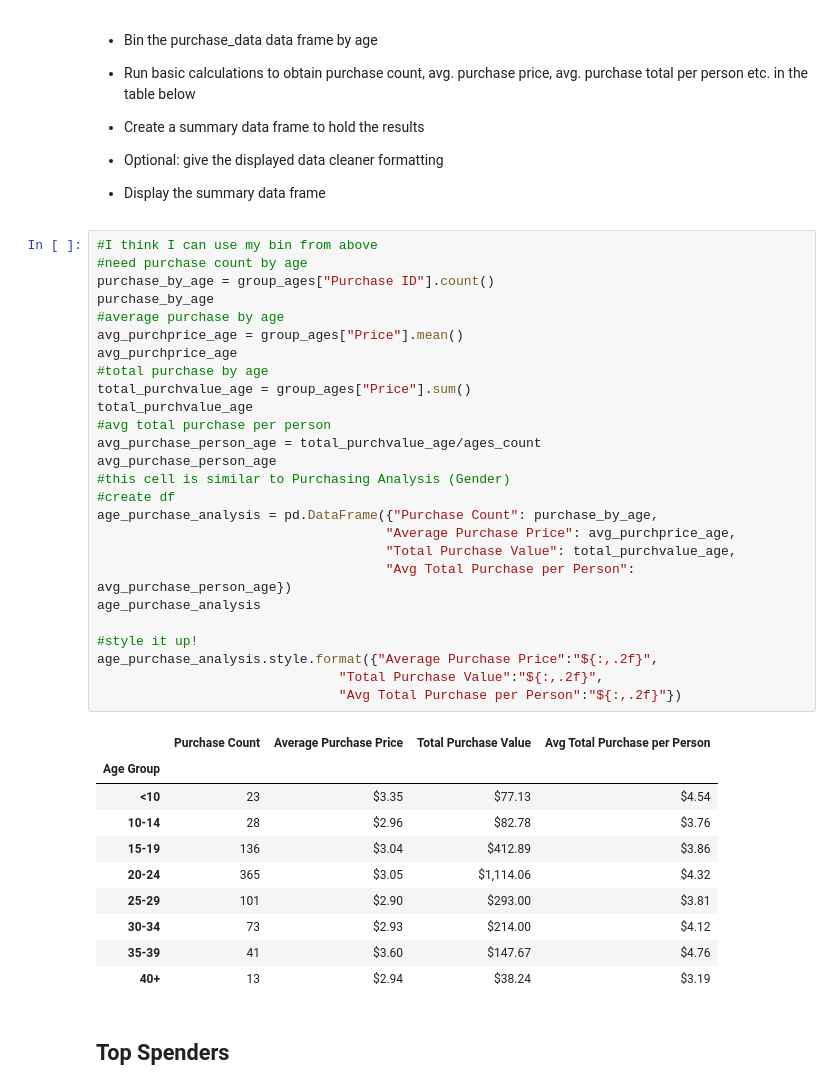
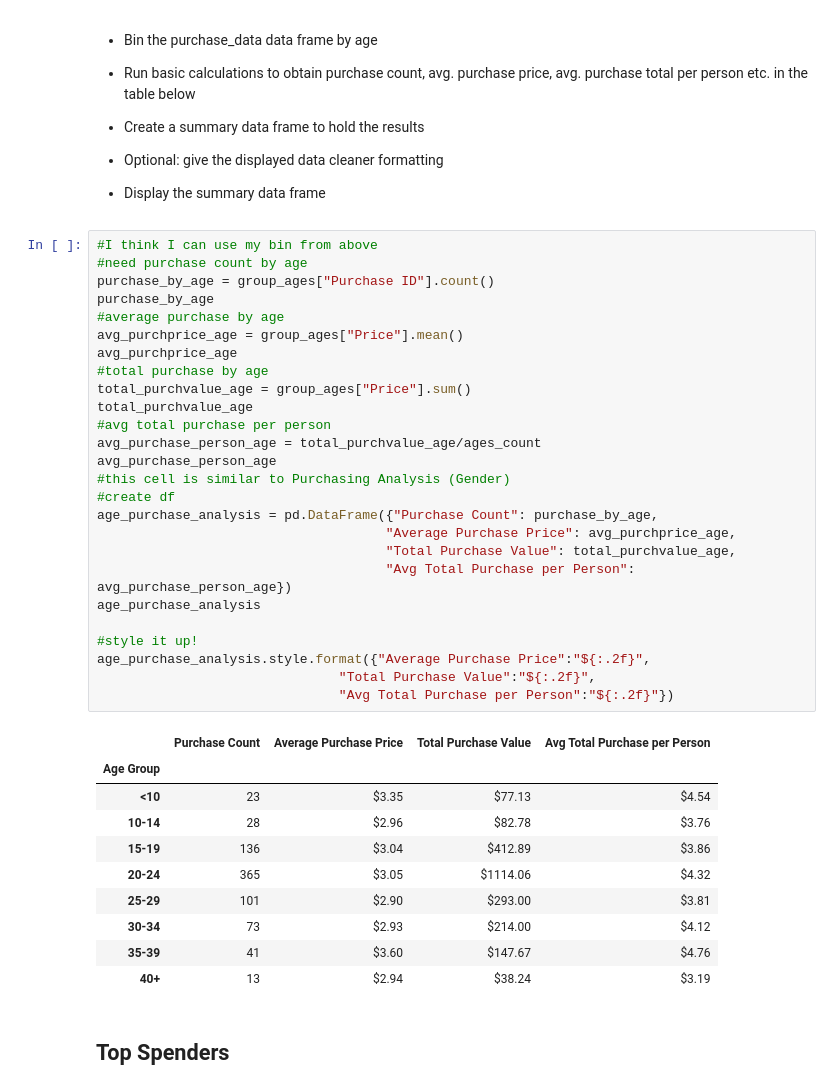
Before and after one commit to KenSikes/pandas-challenge, a Jupyter notebook: HeroesOfPymoli/HeroesOfPymoli.ipynb, the cells around one changed output. Cells and saved outputs as stored; diff of their text form.

Commit message:
added some slight changes to format

```diff
--- a/HeroesOfPymoli/HeroesOfPymoli.ipynb
+++ b/HeroesOfPymoli/HeroesOfPymoli.ipynb
@@ -229,36 +229,36 @@ age_analysis.style.format({"Percentage of Players":"{:,.2f}"})
 # %%
 #I think I can use my bin from above
 #need purchase count by age
 purchase_by_age = group_ages["Purchase ID"].count()
 purchase_by_age
 #average purchase by age
 avg_purchprice_age = group_ages["Price"].mean()
 avg_purchprice_age
 #total purchase by age
 total_purchvalue_age = group_ages["Price"].sum()
 total_purchvalue_age
 #avg total purchase per person
 avg_purchase_person_age = total_purchvalue_age/ages_count
 avg_purchase_person_age
 #this cell is similar to Purchasing Analysis (Gender)
 #create df
 age_purchase_analysis = pd.DataFrame({"Purchase Count": purchase_by_age,
                                      "Average Purchase Price": avg_purchprice_age,
                                      "Total Purchase Value": total_purchvalue_age,
                                      "Avg Total Purchase per Person": avg_purchase_person_age})
 age_purchase_analysis
 
 #style it up!
-age_purchase_analysis.style.format({"Average Purchase Price":"${:,.2f}",
-                               "Total Purchase Value":"${:,.2f}",
-                               "Avg Total Purchase per Person":"${:,.2f}"})
+age_purchase_analysis.style.format({"Average Purchase Price":"${:.2f}",
+                               "Total Purchase Value":"${:.2f}",
+                               "Avg Total Purchase per Person":"${:.2f}"})
 # %% [output]
 |  | Purchase Count | Average Purchase Price | Total Purchase Value | Avg Total Purchase per Person |
 | Age Group |  |  |  |  |
 | <10 | 23 | $3.35 | $77.13 | $4.54 |
 | 10-14 | 28 | $2.96 | $82.78 | $3.76 |
 | 15-19 | 136 | $3.04 | $412.89 | $3.86 |
-| 20-24 | 365 | $3.05 | $1,114.06 | $4.32 |
+| 20-24 | 365 | $3.05 | $1114.06 | $4.32 |
 | 25-29 | 101 | $2.90 | $293.00 | $3.81 |
 | 30-34 | 73 | $2.93 | $214.00 | $4.12 |
 | 35-39 | 41 | $3.60 | $147.67 | $4.76 |
```
Also changed, not shown: parts of 2 cells of this notebook.
